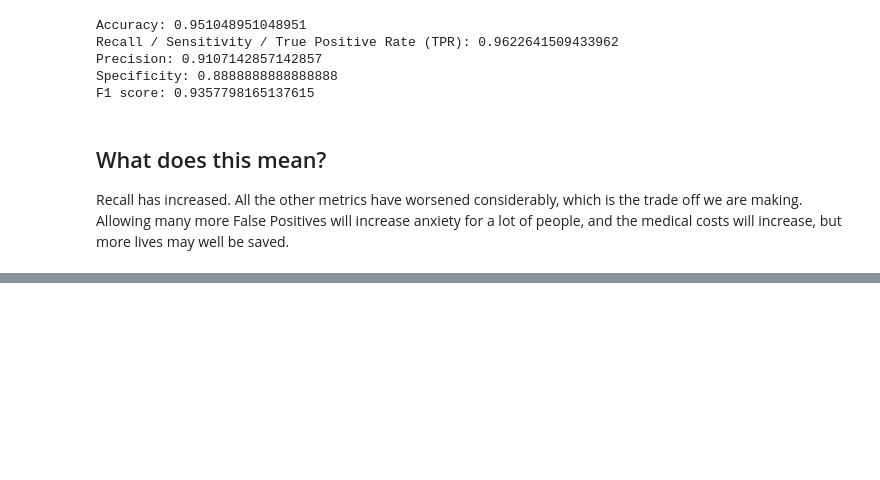
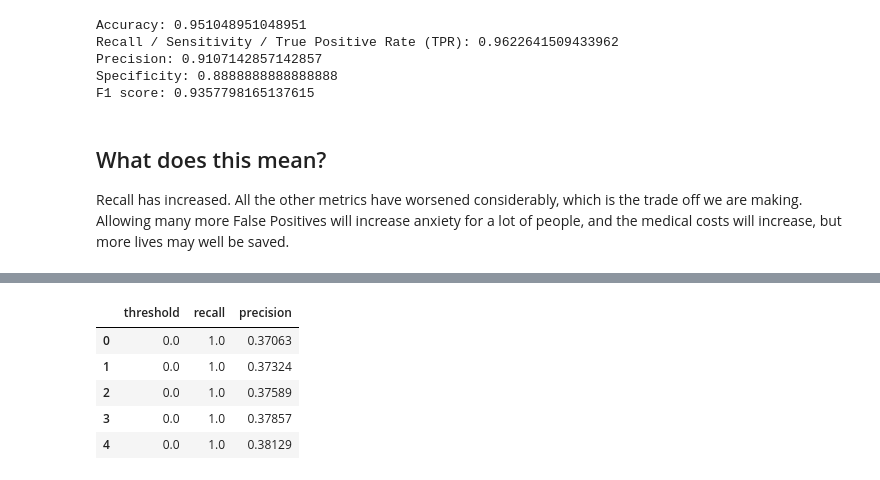
Before and after one commit to talalal3thman/test-github, a Jupyter notebook: content/03-supervised-machine-learning/10-classification-metrics/02-notebooks/02-classification-metrics.ipynb, the cells around one changed output, grey strips where cells are left out. Saved outputs shown, nothing was run; the diff lists cells and outputs as text; code cells hidden in the pictures; blank space fills up the shorter version.

```diff
--- a/content/03-supervised-machine-learning/10-classification-metrics/02-notebooks/02-classification-metrics.ipynb
+++ b/content/03-supervised-machine-learning/10-classification-metrics/02-notebooks/02-classification-metrics.ipynb
@@ -485,0 +496,31 @@ Recall has increased.  All the other metrics have worsened considerably, which i
+# %%
+from sklearn.metrics import precision_recall_curve
+
+# Train model
+log_model = LogisticRegression()
+log_model.fit(X_train_sc, y_train)
+
+# Predicted probability of cancer
+y_prob = log_model.predict_proba(X_test_sc)[:, 1]
+
+# Get precision, recall and thresholds
+precision, recall, thresholds = precision_recall_curve(
+    y_test,
+    y_prob
+)
+
+# thresholds has one fewer value than precision and recall
+precision = precision[:-1]
+recall = recall[:-1]
+
+# Convert into dataframe
+threshold_df = pd.DataFrame({"threshold":thresholds, "recall":recall, "precision":precision})
+threshold_df = threshold_df.round(5)
+threshold_df.head()
+# %% [output]
+|  | threshold | recall | precision |
+| 0 | 0.0 | 1.0 | 0.37063 |
+| 1 | 0.0 | 1.0 | 0.37324 |
+| 2 | 0.0 | 1.0 | 0.37589 |
+| 3 | 0.0 | 1.0 | 0.37857 |
+| 4 | 0.0 | 1.0 | 0.38129 |
```
Also changed, not shown: parts of 6 cells of this notebook, 5 other files.
